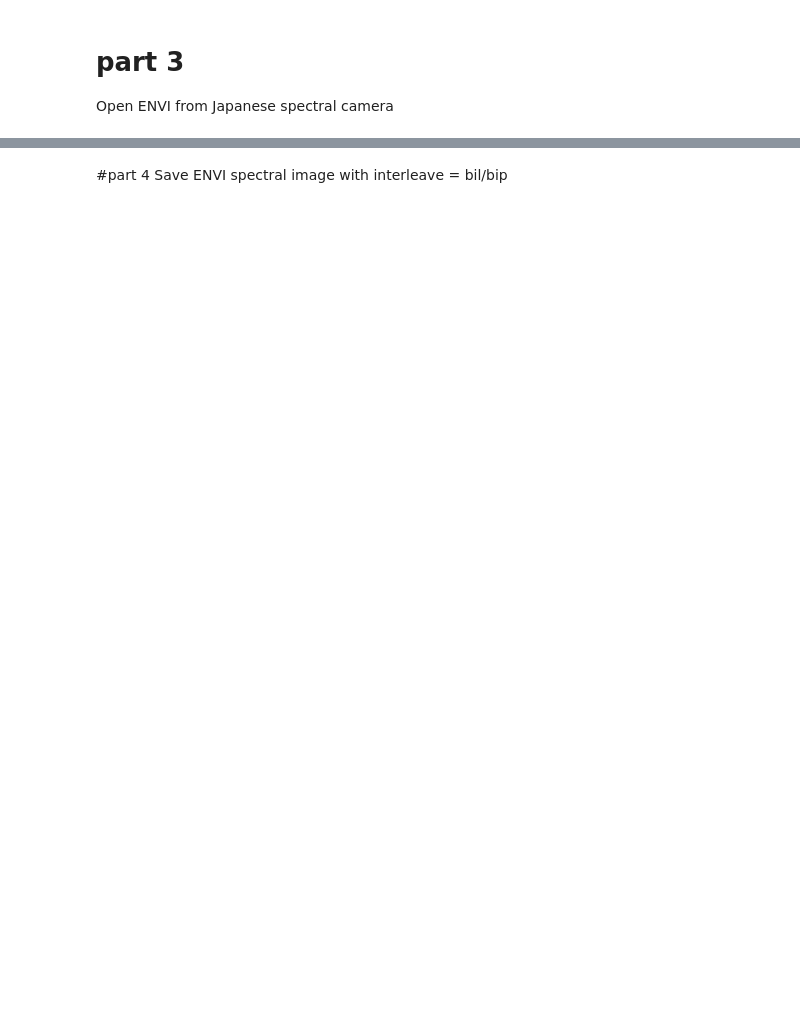
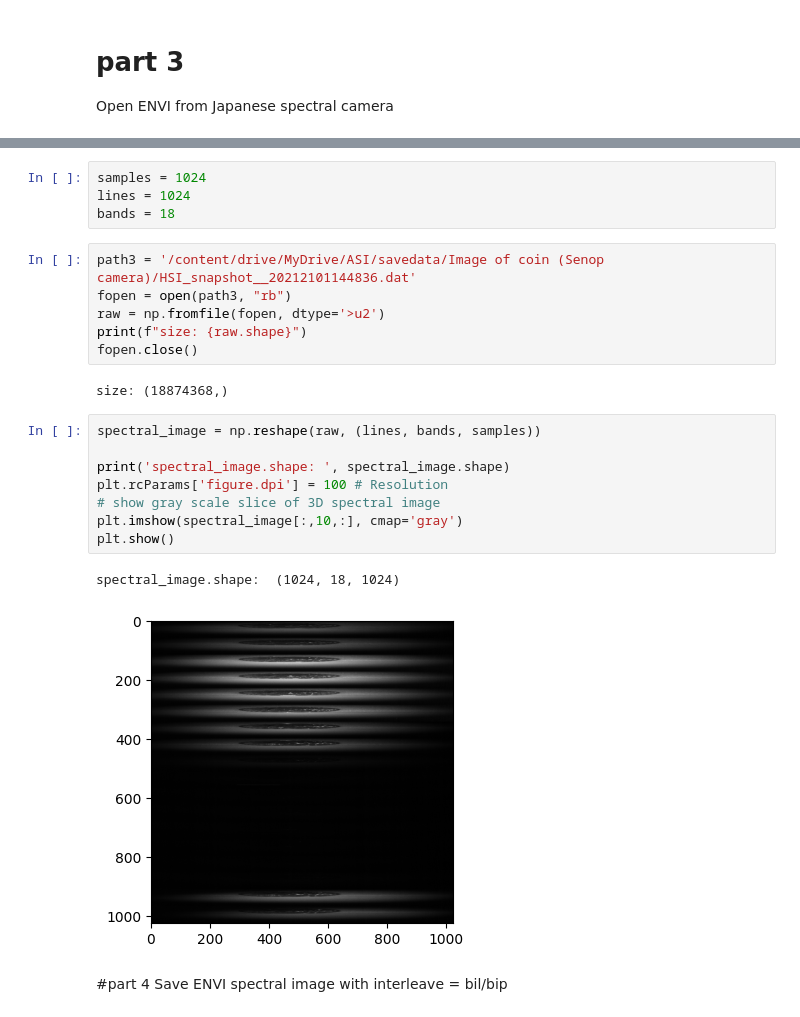
Before and after one commit to RoseSarlake/spectral-image, a Jupyter notebook: task2.ipynb, the cells around one changed output, grey strips where cells are left out. Cells and saved outputs as stored; diff of their text form; blank space fills up the shorter version.

```diff
--- a/task2.ipynb
+++ b/task2.ipynb
@@ -137,3 +273,26 @@ path3 = ''
+# %%
+samples = 1024
+lines = 1024
+bands = 18
+# %%
+path3 = '/content/drive/MyDrive/ASI/savedata/Image of coin (Senop camera)/HSI_snapshot__20212101144836.dat'
+fopen = open(path3, "rb")
+raw = np.fromfile(fopen, dtype='>u2')
+print(f"size: {raw.shape}")
+fopen.close()
+# %% [output]
+size: (18874368,)
+# %%
+spectral_image = np.reshape(raw, (lines, bands, samples))
+
+print('spectral_image.shape: ', spectral_image.shape)
+plt.rcParams['figure.dpi'] = 100 # Resolution
+# show gray scale slice of 3D spectral image
+plt.imshow(spectral_image[:,10,:], cmap='gray')
+plt.show()
+# %% [output]
+spectral_image.shape:  (1024, 18, 1024)
+[figure, added]
 # %% [markdown]
 #part 4
 Save ENVI spectral image with interleave = bil/bip
```
Also changed, not shown: parts of 22 cells of this notebook.
